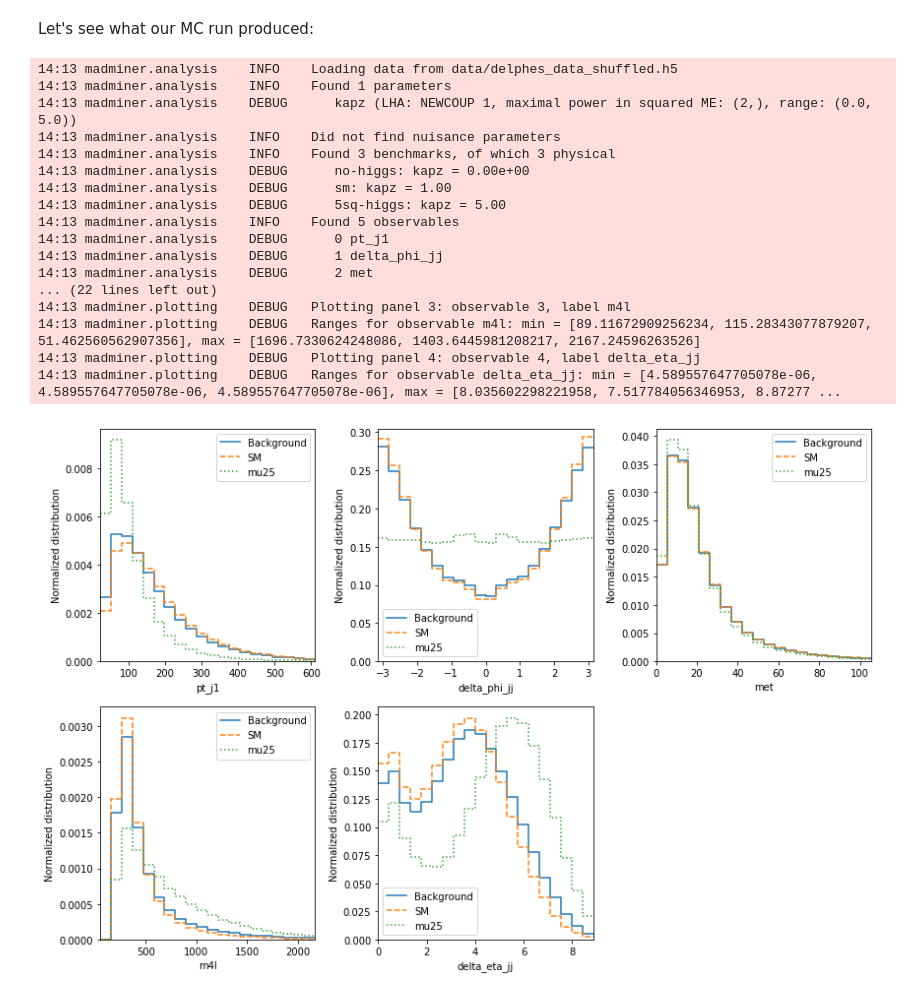
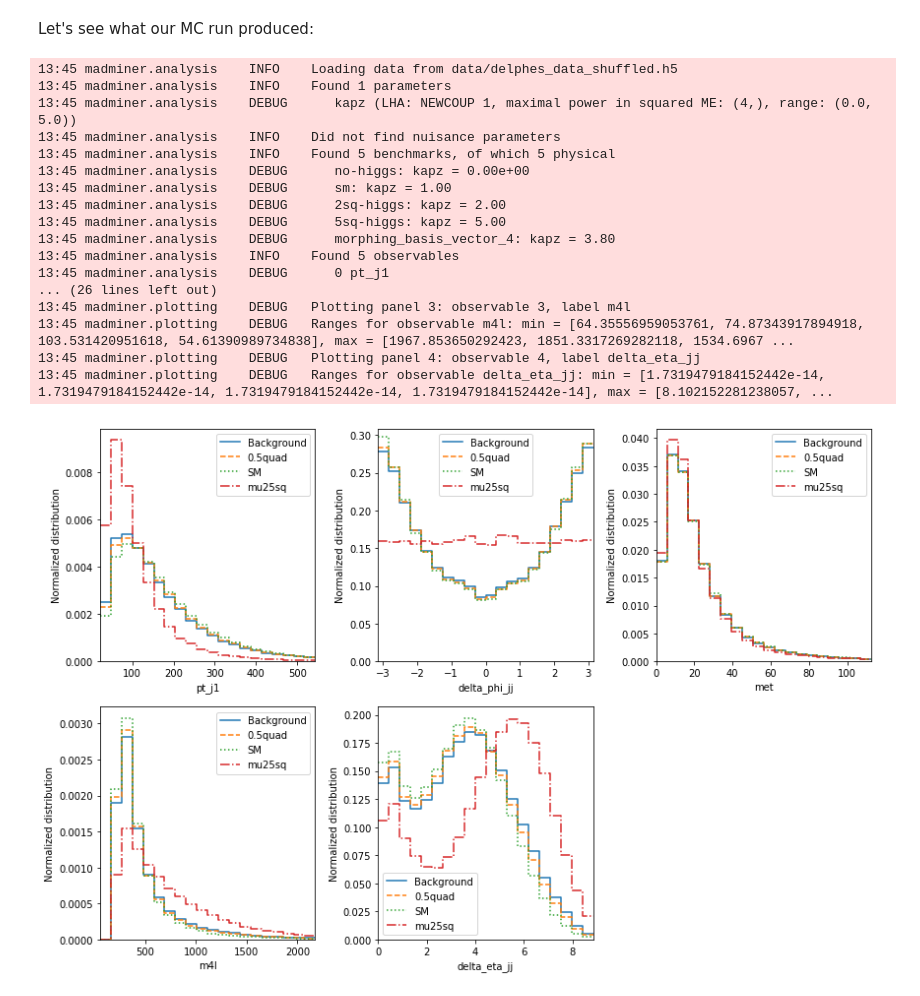
Before and after one commit to aghoshpub/LikelihoodFreeInterference, a Jupyter notebook: examples/tutorial_h4l/2b_plotting.ipynb, the cells around one changed output. Saved outputs shown, nothing was run; the diff lists cells and outputs as text; code cells hidden in the pictures.

```diff
--- a/examples/tutorial_h4l/2b_plotting.ipynb
+++ b/examples/tutorial_h4l/2b_plotting.ipynb
@@ -44,29 +44,29 @@ Let's see what our MC run produced:
 # %%
 _ = plot_distributions(
     filename='data/delphes_data_shuffled.h5',
-    parameter_points=['no-higgs', 'sm', '5sq-higgs'],
-    line_labels=['Background', 'SM', 'mu25'],
+    parameter_points=['no-higgs', [0.5], 'sm', '5sq-higgs'],
+    line_labels=['Background', '0.5quad', 'SM', 'mu25sq'],
     uncertainties='none',
     n_bins=20,
     n_cols=3,
     normalize=True,
 )
 # %% [output]
-14:13 madminer.analysis    INFO    Loading data from data/delphes_data_shuffled.h5
-14:13 madminer.analysis    INFO    Found 1 parameters
-14:13 madminer.analysis    DEBUG      kapz (LHA: NEWCOUP 1, maximal power in squared ME: (2,), range: (0.0, 5.0))
-14:13 madminer.analysis    INFO    Did not find nuisance parameters
-14:13 madminer.analysis    INFO    Found 3 benchmarks, of which 3 physical
-14:13 madminer.analysis    DEBUG      no-higgs: kapz = 0.00e+00
-14:13 madminer.analysis    DEBUG      sm: kapz = 1.00
-14:13 madminer.analysis    DEBUG      5sq-higgs: kapz = 5.00
-14:13 madminer.analysis    INFO    Found 5 observables
-14:13 madminer.analysis    DEBUG      0 pt_j1
-14:13 madminer.analysis    DEBUG      1 delta_phi_jj
-14:13 madminer.analysis    DEBUG      2 met
-... (22 lines left out)
-14:13 madminer.plotting    DEBUG   Plotting panel 3: observable 3, label m4l
-14:13 madminer.plotting    DEBUG   Ranges for observable m4l: min = [89.11672909256234, 115.28343077879207, 51.462560562907356], max = [1696.7330624248086, 1403.6445981208217, 2167.24596263526]
-14:13 madminer.plotting    DEBUG   Plotting panel 4: observable 4, label delta_eta_jj
-14:13 madminer.plotting    DEBUG   Ranges for observable delta_eta_jj: min = [4.589557647705078e-06, 4.589557647705078e-06, 4.589557647705078e-06], max = [8.035602298221958, 7.517784056346953, 8.87277 ...
+13:45 madminer.analysis    INFO    Loading data from data/delphes_data_shuffled.h5
+13:45 madminer.analysis    INFO    Found 1 parameters
+13:45 madminer.analysis    DEBUG      kapz (LHA: NEWCOUP 1, maximal power in squared ME: (4,), range: (0.0, 5.0))
+13:45 madminer.analysis    INFO    Did not find nuisance parameters
+13:45 madminer.analysis    INFO    Found 5 benchmarks, of which 5 physical
+13:45 madminer.analysis    DEBUG      no-higgs: kapz = 0.00e+00
+13:45 madminer.analysis    DEBUG      sm: kapz = 1.00
+13:45 madminer.analysis    DEBUG      2sq-higgs: kapz = 2.00
+13:45 madminer.analysis    DEBUG      5sq-higgs: kapz = 5.00
+13:45 madminer.analysis    DEBUG      morphing_basis_vector_4: kapz = 3.80
+13:45 madminer.analysis    INFO    Found 5 observables
+13:45 madminer.analysis    DEBUG      0 pt_j1
+... (26 lines left out)
+13:45 madminer.plotting    DEBUG   Plotting panel 3: observable 3, label m4l
+13:45 madminer.plotting    DEBUG   Ranges for observable m4l: min = [64.35556959053761, 74.87343917894918, 103.531420951618, 54.61390989734838], max = [1967.853650292423, 1851.3317269282118, 1534.6967 ...
+13:45 madminer.plotting    DEBUG   Plotting panel 4: observable 4, label delta_eta_jj
+13:45 madminer.plotting    DEBUG   Ranges for observable delta_eta_jj: min = [1.7319479184152442e-14, 1.7319479184152442e-14, 1.7319479184152442e-14, 1.7319479184152442e-14], max = [8.102152281238057, ...
-[figure, old version]
+[figure, new version]
```
Also changed, not shown: 7 other files.
